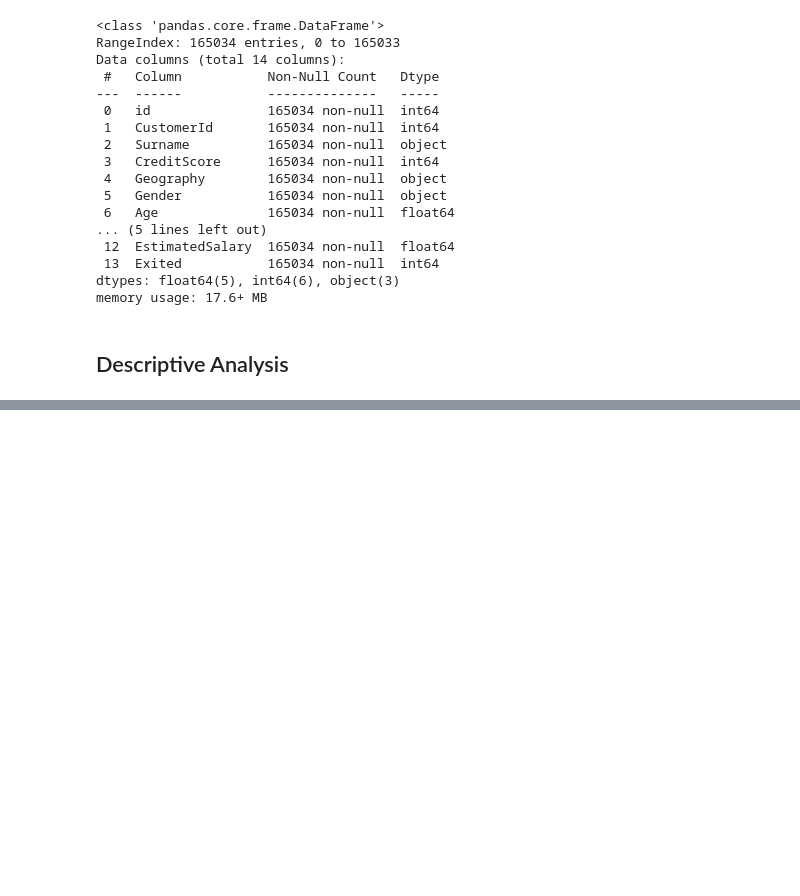
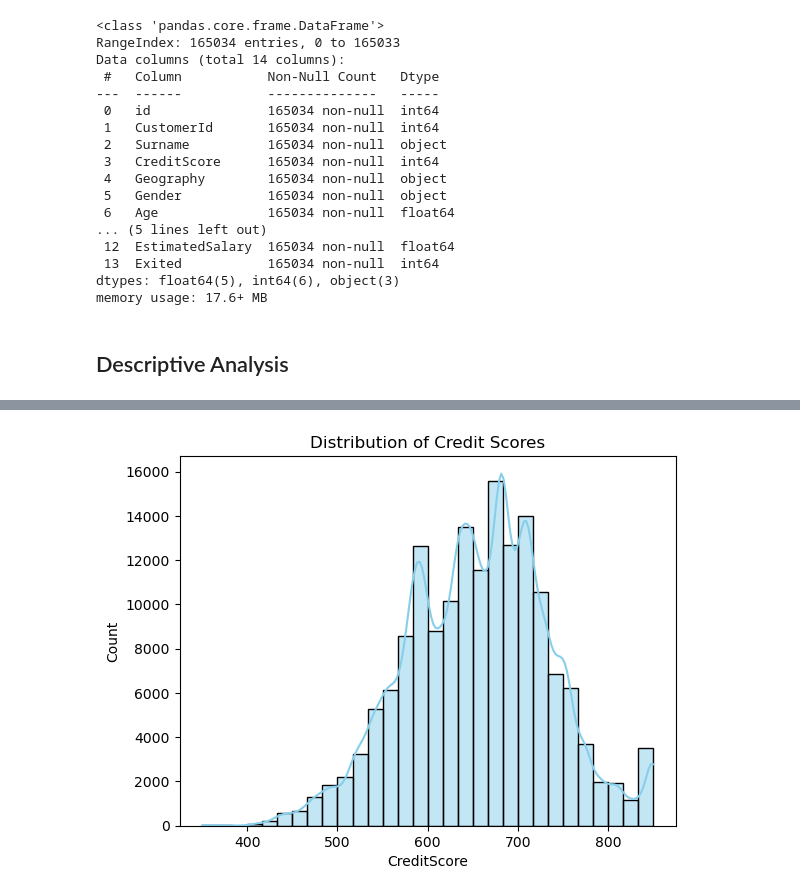
Before and after one commit to khrystynaPeniak/BankChurn, a Jupyter notebook: notebooks/bank.ipynb, the cells around one changed output, grey strips where cells are left out. Saved outputs shown, nothing was run; the diff lists cells and outputs as text; code cells hidden in the pictures; blank space fills up the shorter version.

```diff
--- a/notebooks/bank.ipynb
+++ b/notebooks/bank.ipynb
@@ -159,0 +188,7 @@ train_data.describe()
+# %%
+fig, axs = plt.subplots(1, 1)
+sns.histplot(train_data['CreditScore'], bins=30, ax=axs, kde=True, color='skyblue')
+axs.set_title('Distribution of Credit Scores')
+plt.show()
+# %% [output]
+[figure, added]
```
Also changed, not shown: parts of 11 cells of this notebook.
